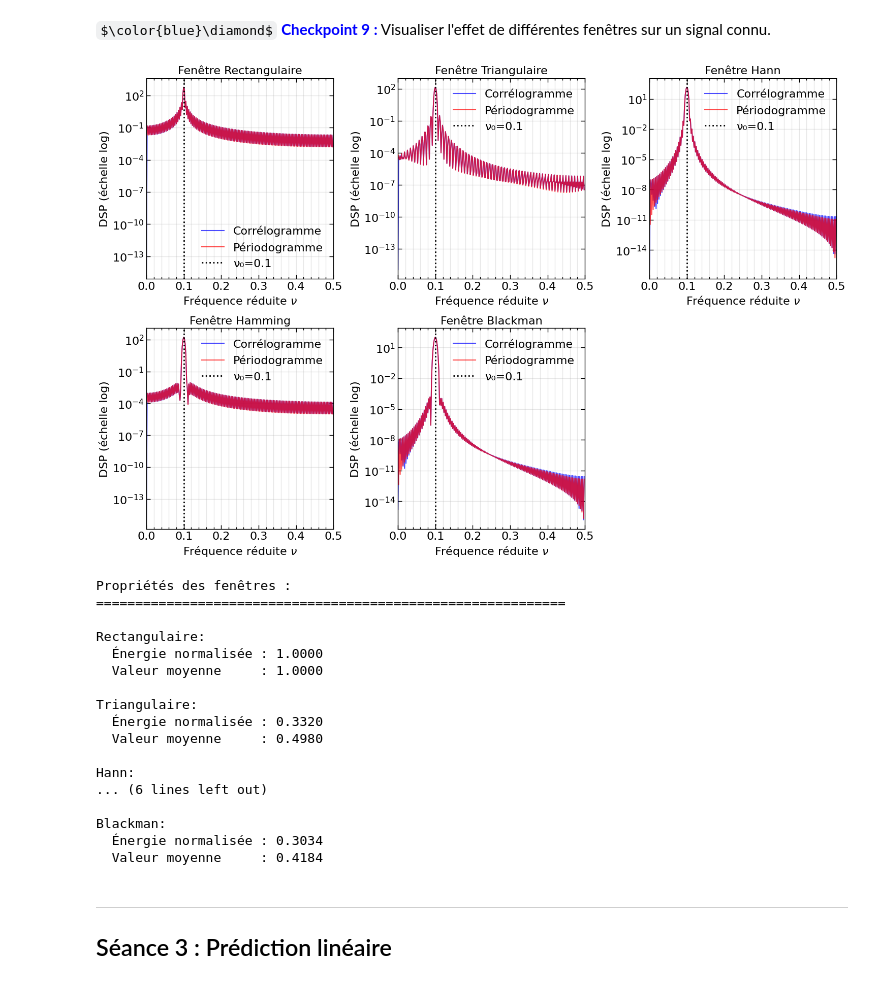
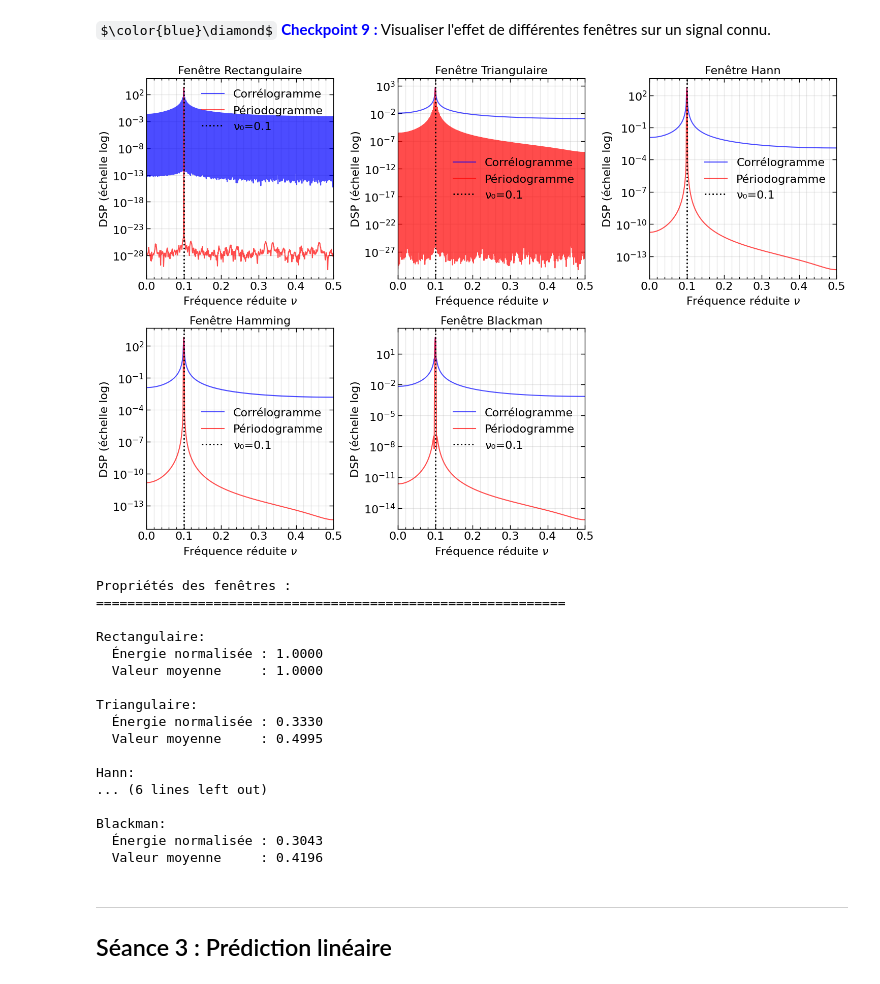
Before and after one commit to Nameless0l/Tp_MSA_2026_ENSEA, a Jupyter notebook: msa_lab_2025.ipynb, the cells around one changed output. Drawn from its saved outputs; the diff is of its cells as text; code cells hidden in the pictures; some formulas as TeX source.

```diff
--- a/msa_lab_2025.ipynb
+++ b/msa_lab_2025.ipynb
@@ -1068,8 +1079,8 @@ Liste non exhaustive de questions que l'on peut se poser :
 # %% [markdown]
 $\color{blue}\diamond$ <span style="color:blue"> **Checkpoint 9 :** </span> Visualiser l'effet de différentes fenêtres sur un signal connu.
 # %%
-N_test = 256
-Nfft = 512
+N_test = 1000
+Nfft = 1000
 
 sin_test = A * np.cos(2 * np.pi * nu_0 * np.arange(N_test) + phi)
 
@@ -1088,34 +1099,34 @@ for idx, (name, window) in enumerate(windows.items()):
     windowed_signal = sin_test * window
 
     PSD_corr, nu_corr = psdestimator_corr(windowed_signal, Nfft)
     PSD_per, nu_per = psdestimator_per(windowed_signal, Nfft)
 
     axs[idx].semilogy(nu_corr, PSD_corr, 'b-', label='Corrélogramme', linewidth=1.5, alpha=0.7)
     axs[idx].semilogy(nu_per, PSD_per, 'r-', label='Périodogramme', linewidth=1.5, alpha=0.7)
     axs[idx].axvline(nu_0, color='k', linestyle=':', linewidth=2, label=f'ν₀={nu_0}')
     axs[idx].set_xlabel(r'Fréquence réduite $\nu$')
     axs[idx].set_ylabel('DSP (échelle log)')
     axs[idx].set_title(f'Fenêtre {name}')
     axs[idx].legend()
     axs[idx].grid(True, which='both', alpha=0.3)
     axs[idx].set_xlim([0, 0.5])
 
 axs[5].axis('off')
 
 plt.tight_layout()
 plt.savefig('figures/dsp_fenetrage.png', dpi=300, bbox_inches='tight')
 plt.show()
 
 print("Propriétés des fenêtres :")
 print("="*60)
 for name, window in windows.items():
     energy = np.sum(window**2)
     mean = np.mean(window)
     print(f"\n{name}:")
     print(f"  Énergie normalisée : {energy/N_test:.4f}")
     print(f"  Valeur moyenne     : {mean:.4f}")
 # %% [output]
-[figure, old version]
+[figure, new version]
 Propriétés des fenêtres :
 ============================================================
 
@@ -1124,15 +1135,15 @@ Rectangulaire:
   Valeur moyenne     : 1.0000
 
 Triangulaire:
-  Énergie normalisée : 0.3320
-  Valeur moyenne     : 0.4980
+  Énergie normalisée : 0.3330
+  Valeur moyenne     : 0.4995
 
 Hann:
 ... (6 lines left out)
 
 Blackman:
-  Énergie normalisée : 0.3034
-  Valeur moyenne     : 0.4184
+  Énergie normalisée : 0.3043
+  Valeur moyenne     : 0.4196
 # %% [markdown]
 ***
 
```
Also changed, not shown: parts of 5 cells of this notebook, 2 other files.
